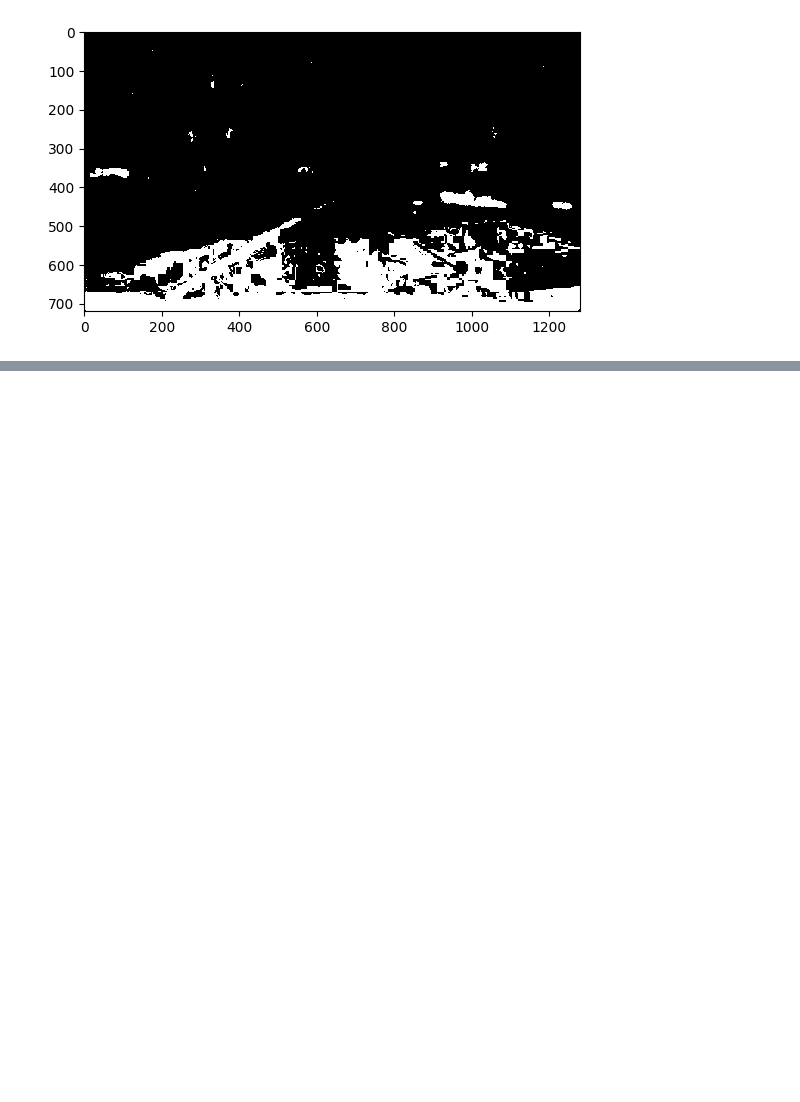
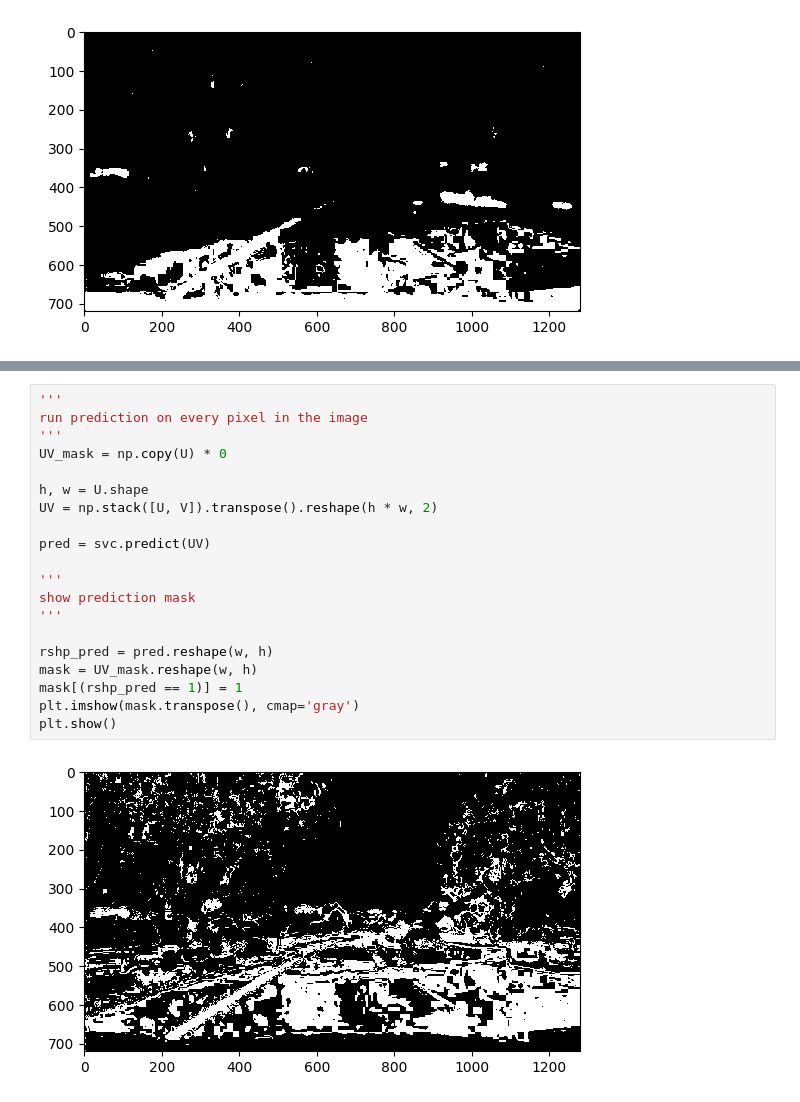
Before and after one commit to leedaga/KerasSemSeg, a Jupyter notebook: SVM_lane_thresholding.ipynb, the cells around one changed output, grey strips where cells are left out. Cells and saved outputs as stored; diff of their text form; blank space fills up the shorter version.

```diff
--- a/SVM_lane_thresholding.ipynb
+++ b/SVM_lane_thresholding.ipynb
@@ -313,0 +334,22 @@ plt.show()
+# %%
+'''
+run prediction on every pixel in the image
+'''
+UV_mask = np.copy(U) * 0
+
+h, w = U.shape
+UV = np.stack([U, V]).transpose().reshape(h * w, 2)
+
+pred = svc.predict(UV)
+
+'''
+show prediction mask
+'''
+
+rshp_pred = pred.reshape(w, h)
+mask = UV_mask.reshape(w, h)
+mask[(rshp_pred == 1)] = 1
+plt.imshow(mask.transpose(), cmap='gray')
+plt.show()
+# %% [output]
+[figure, added]
```
Also changed, not shown: parts of 3 cells of this notebook, 3 other files.
